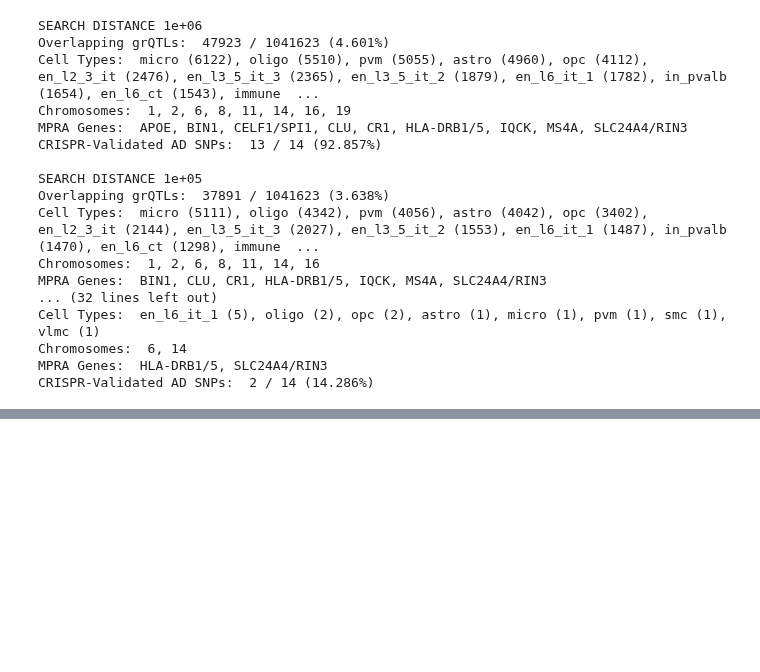
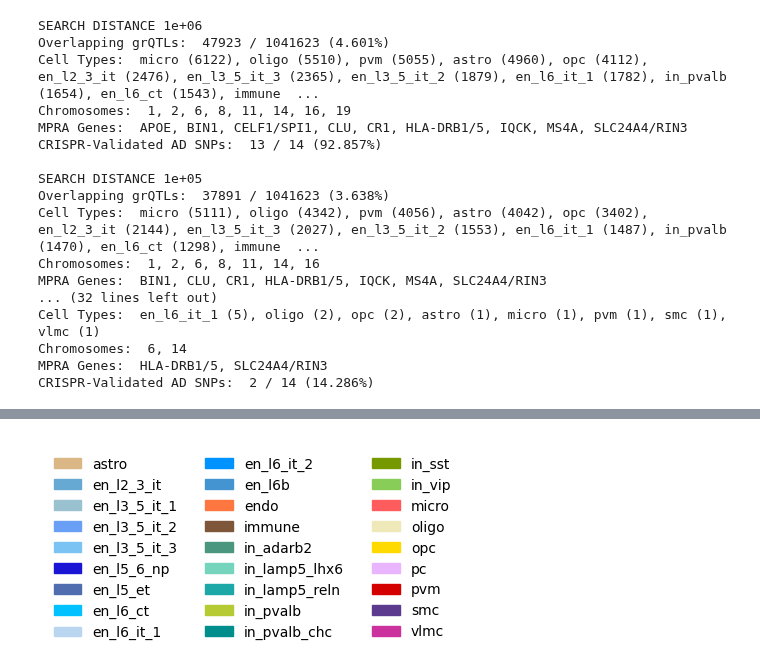
Before and after one commit to Oafish1/iBrainMap-Analysis, a Jupyter notebook: scripts/supplement_MPRA.ipynb, the cells around one changed output, grey strips where cells are left out. Saved outputs shown, nothing was run; the diff lists cells and outputs as text; code cells hidden in the pictures; blank space fills up the shorter version.

```diff
--- a/scripts/supplement_MPRA.ipynb
+++ b/scripts/supplement_MPRA.ipynb
@@ -310,0 +316,18 @@ plt.show()
+# %%
+# Create legend
+fig, ax = plt.subplots(1, 1, figsize=(1, 1))
+patches = []
+for ct in sorted(ct_colors):
+    patches.append(matplotlib.patches.Patch(color=ct_colors[ct], label=ct))
+ax.legend(handles=patches, ncols=3, frameon=False)
+# Hide all non-legend elements
+plt.gca().spines['top'].set_visible(False)
+plt.gca().spines['right'].set_visible(False)
+plt.gca().spines['bottom'].set_visible(False)
+plt.gca().spines['left'].set_visible(False)
+plt.xticks([])
+plt.yticks([])
+fig.savefig('../plots/MPRA_grQTL_overlap_legend.pdf', bbox_inches='tight')
+plt.show()
+# %% [output]
+[figure, added]
```
Also changed, not shown: parts of 2 cells of this notebook, 3 other files.
